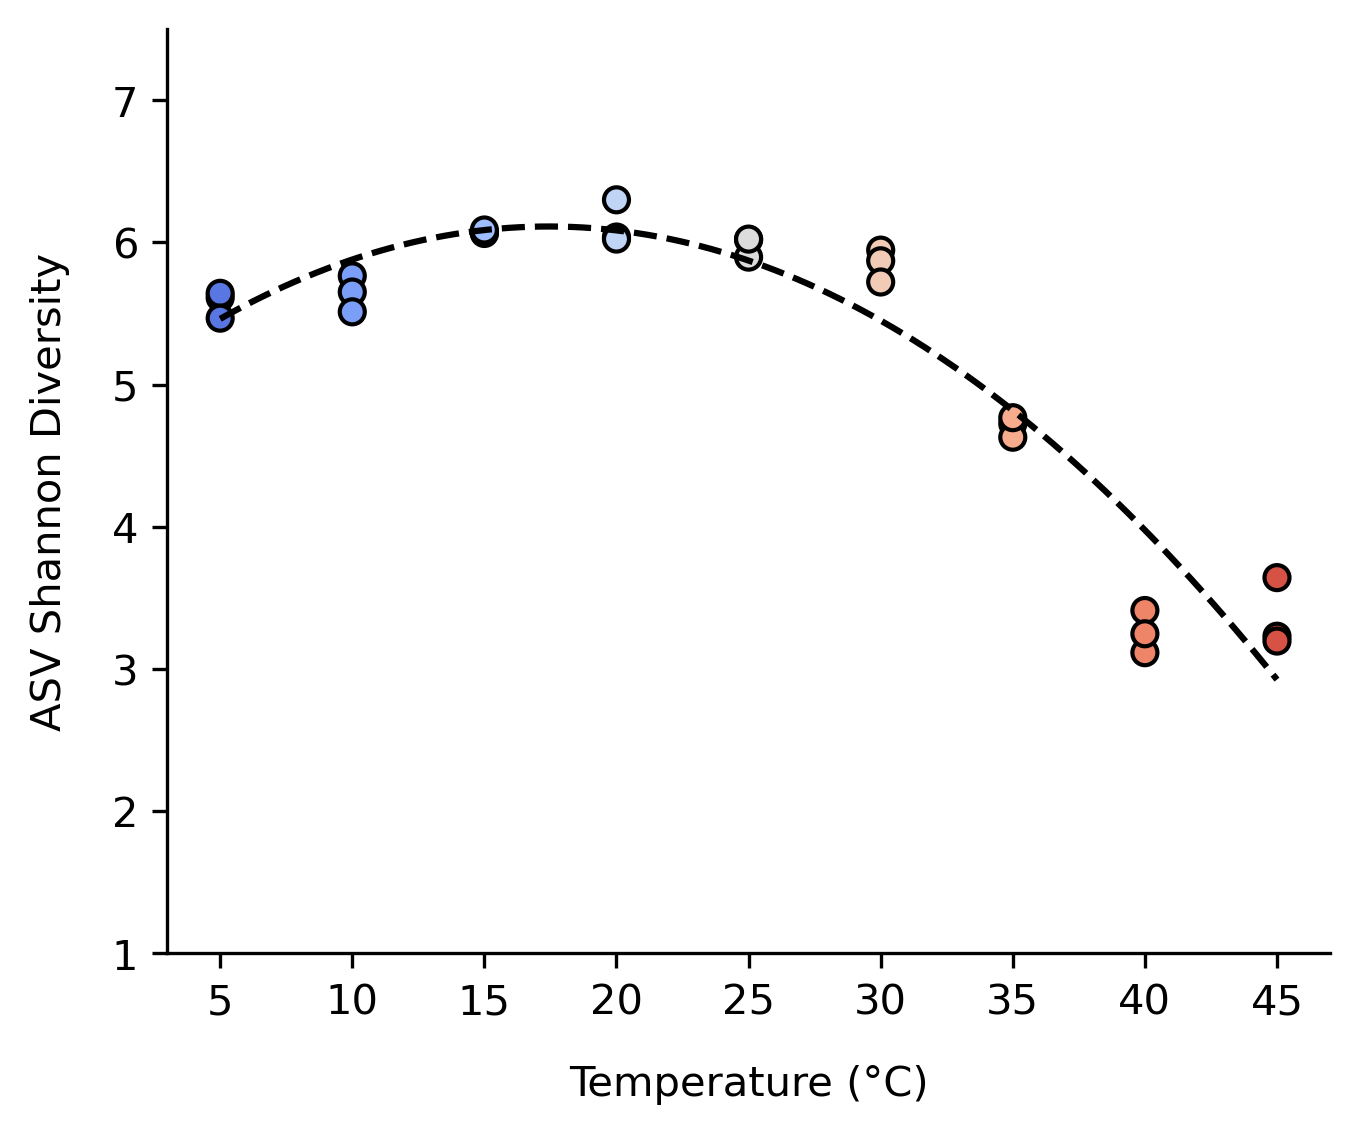
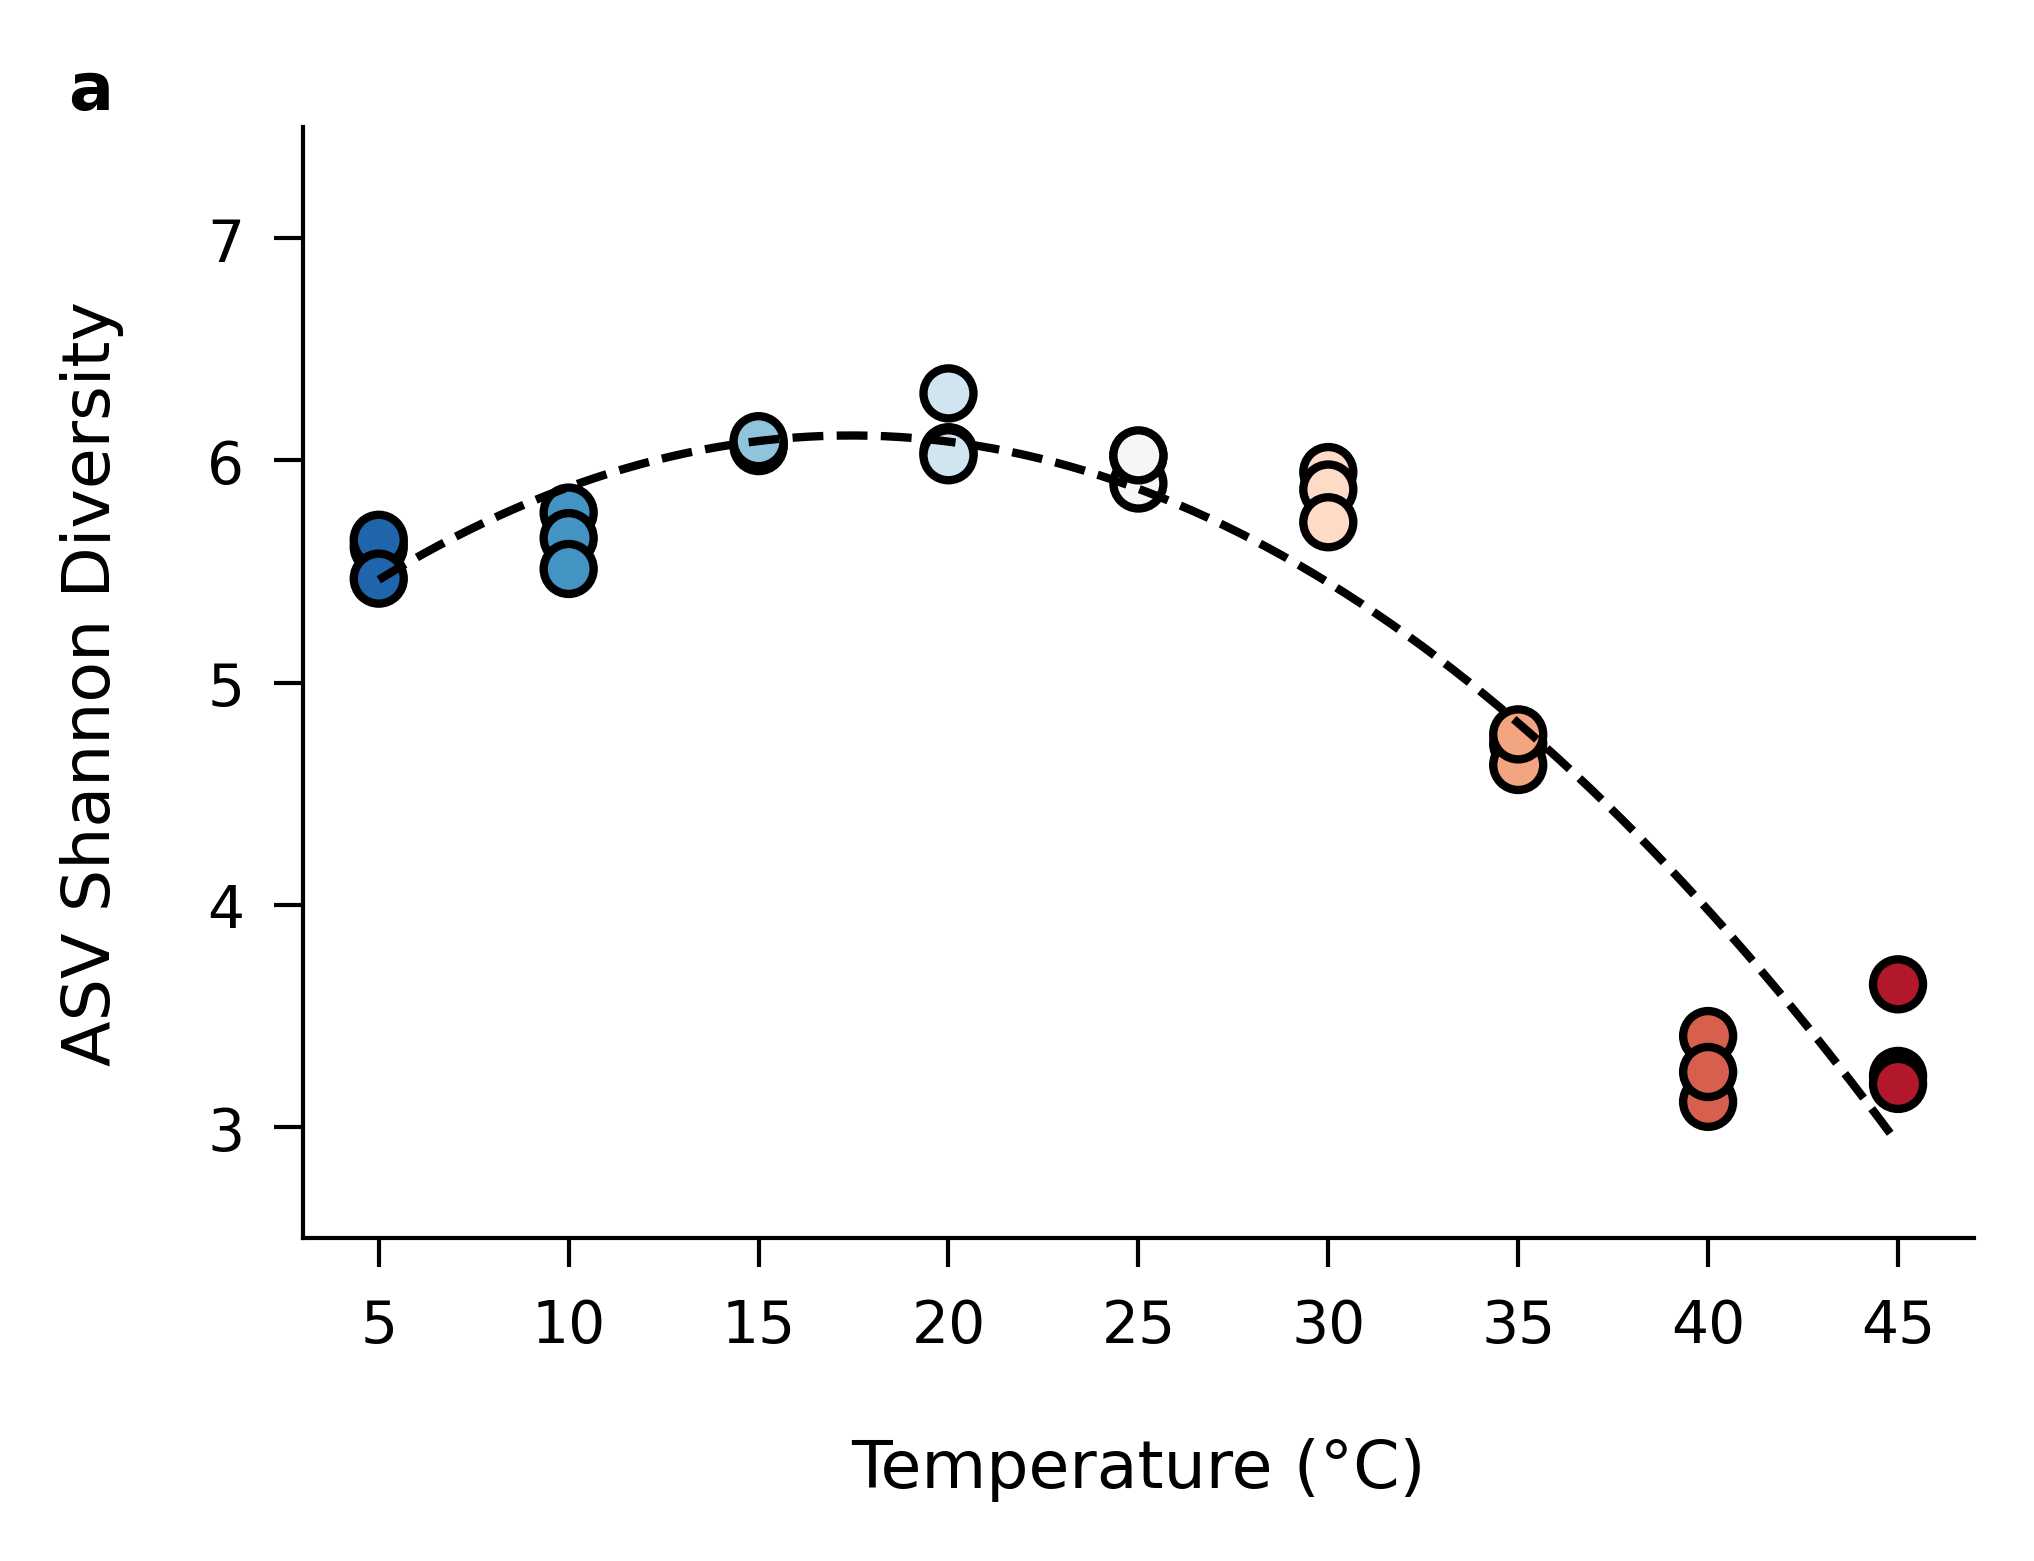
The change to this notebook cell's code, shown as a diff; its figure went from the first image to the second:
--- before
+++ after
@@ -1,2 +1,4 @@
+plt.style.use("../nature.mplstyle")
+
 # Create plot data variable
 plot_data = s1_active_diversity.copy()
@@ -12,10 +14,10 @@
 plot_data['Group'] = plot_data['Temperature'].astype(int)
 ## Set up colour palette
-colours = sns.color_palette('coolwarm',9)
+colours= sns.color_palette("RdBu_r",9)
 colours = dict(zip(sample_data['Temperature'].dropna().unique(),colours))
 
 # Plot
 ## Make empty figure
-plt.figure(figsize= (5,4), dpi= 300)
+fig = plt.figure(figsize= (3.4,2.5), dpi= 600)
 ## Plot real diversity data
 p = sns.scatterplot(data= plot_data, x= "Temperature", y= "Diversity",hue= 'Group', palette= colours,
@@ -27,12 +29,16 @@
                                        y= plot_data['Diversity'], deg= poly_order)
 predicted_diversity = polyfit.linspace()
-sns.lineplot(x= predicted_diversity[0], y= predicted_diversity[1], color= 'black', linestyle= '--', alpha= 1)
+sns.lineplot(x= predicted_diversity[0], y= predicted_diversity[1], color= 'black', linestyle= '--', alpha= 1, ax= p)
 
 
 # Tidy up
-plt.ylim((1,7.5))
+plt.ylim((2.5,7.5))
 plt.ylabel("ASV Shannon Diversity", labelpad= 10)
 plt.xlabel("Temperature (°C)", labelpad= 10)
-#plt.text(x= 5, y= 7.5, s= "A", fontsize= 24)
 sns.despine()
-plt.savefig("../Figures/Diversity/Alpha/Diversity_by_Temperature_Model.png");
+#plt.text(x= -3.2, y=7.3 , s= 'a', weight= 'bold', fontsize= 8)
+fig.text(x= 0.035, y=0.97 , s= 'a', weight= 'bold', fontsize= 8)
+plt.tight_layout()
+
+# Save to file
+plt.savefig("../Figures/Diversity/Alpha/Diversity_by_Temperature_Model.svg");

Commit: 10/07/2026 - Updates based on reviewer comments